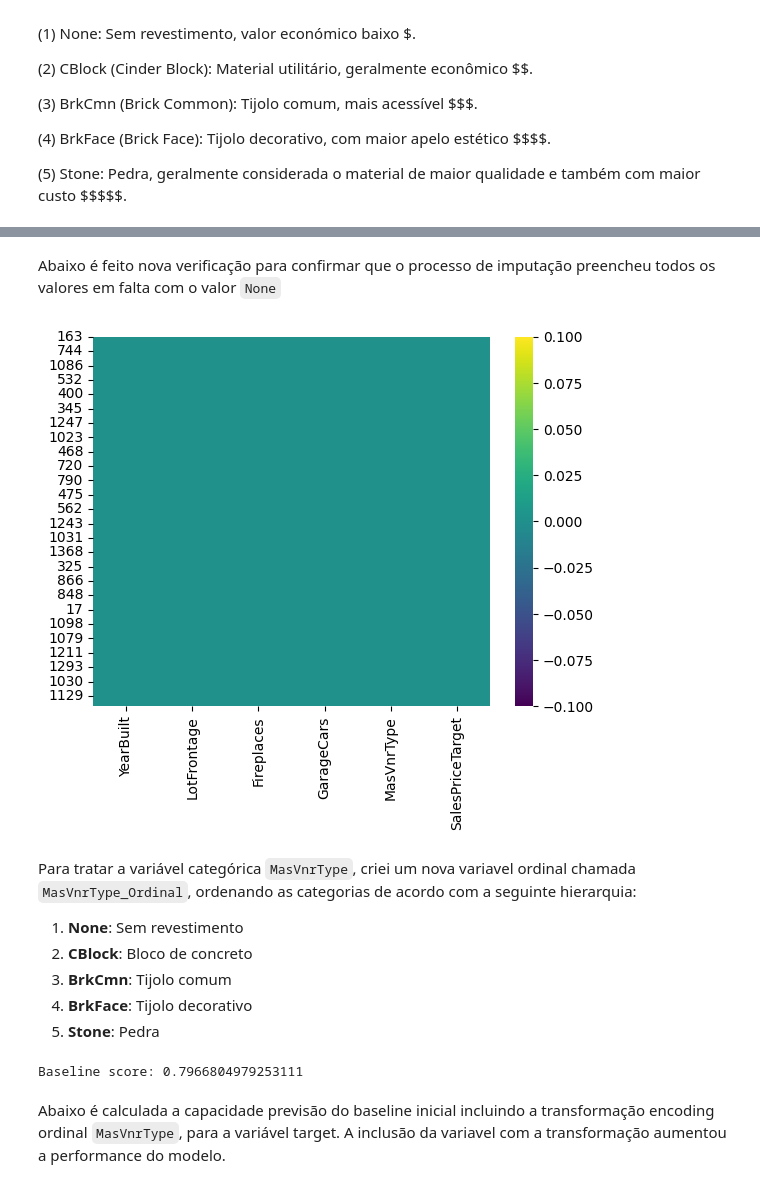
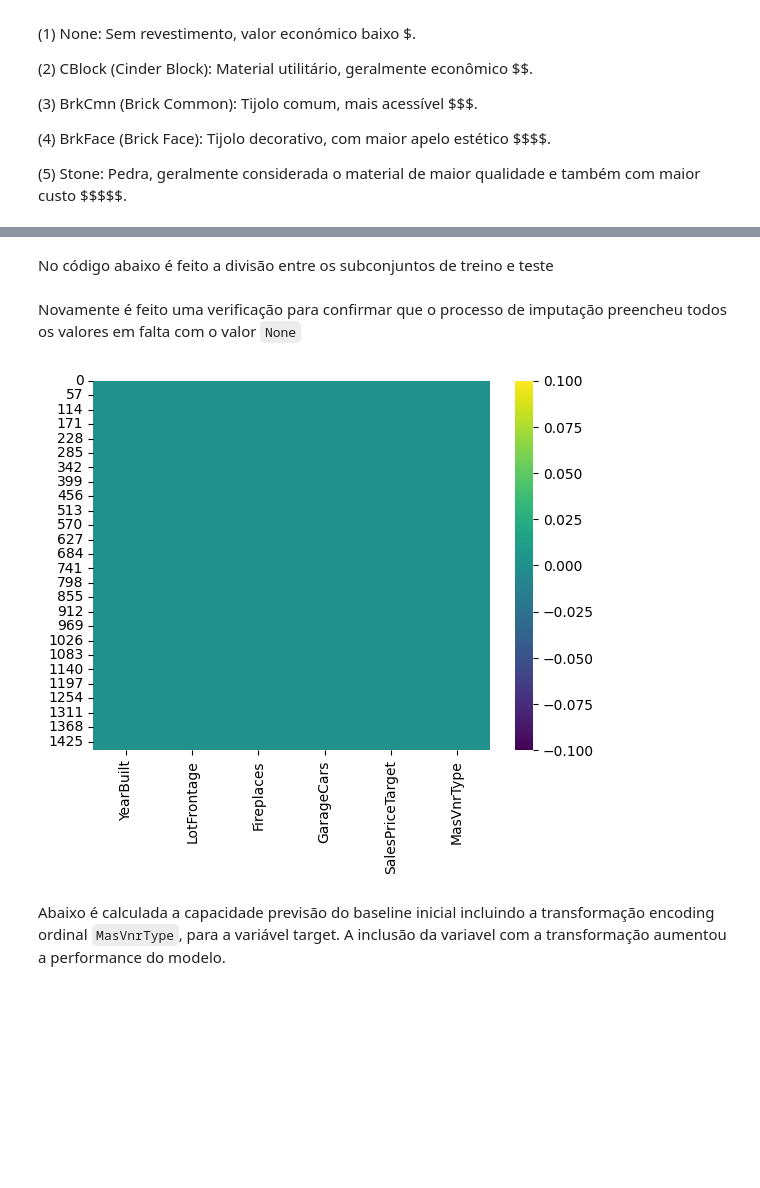
Before and after one commit to pereiranuno/preprocessingdatapt1, a Jupyter notebook: MPPD_project.ipynb, the cells around one changed output, grey strips where cells are left out. Cells and saved outputs as stored; diff of their text form; code cells hidden in the pictures; blank space fills up the shorter version.

Commit message:
part2 prog score transf3-1

```diff
--- a/MPPD_project.ipynb
+++ b/MPPD_project.ipynb
@@ -691,4 +691,5 @@ Possível Ordem Implícita:
 # %%
 # Baseline score Transformação 1
 baseline_df['MasVnrType'] = df_subsetpt2['MasVnrType']
-train_df_1, test_df_1 = split_dataset(baseline_df, 'SalesPriceTarget')
+none_imputer = SimpleImputer(strategy='constant', fill_value='None')
+baseline_df[['MasVnrType']] = none_imputer.fit_transform(baseline_df[['MasVnrType']])
@@ -699,0 +704,8 @@ test_df_1[['MasVnrType']] = none_imputer.transform(test_df_1[['MasVnrType']])
+# %%
+baseline_df['MasVnrType'] = pd.Categorical(
+    baseline_df['MasVnrType'],
+    categories=["None", "CBlock", "BrkCmn", "BrkFace", "Stone"],
+    ordered=True
+).codes
+# %% [markdown]
+ No código abaixo é feito a  divisão entre os subconjuntos de treino e teste
@@ -700,38 +714,12 @@ test_df_1[['MasVnrType']] = none_imputer.transform(test_df_1[['MasVnrType']])
 # %% [markdown]
-Abaixo é feito nova verificação para confirmar que  o processo de imputação preencheu todos os valores em falta com o valor `None`
+Novamente é feito uma verificação para confirmar que  o processo de imputação preencheu todos os valores em falta com o valor `None`
 # %%
 # Apresentar variaveis com ausência de valores visualmente
-sns.heatmap(train_df_1.isna(), cmap='viridis')
+sns.heatmap(baseline_df.isna(), cmap='viridis')
 
-print(checkNullDataOnDataframe(train_df_1))
+print(checkNullDataOnDataframe(baseline_df))
 # %% [output]
-[figure, old version]
+[figure, new version]
-# %% [markdown]
-Para tratar a variável categórica `MasVnrType`, criei um nova variavel ordinal chamada `MasVnrType_Ordinal`, ordenando as categorias de acordo com a seguinte hierarquia:
-
-1. **None**: Sem revestimento
-2. **CBlock**: Bloco de concreto
-3. **BrkCmn**: Tijolo comum
-4. **BrkFace**: Tijolo decorativo
-5. **Stone**: Pedra
-# %%
-# Criar variável ordinal
-train_df_1['MasVnrType'] = pd.Categorical(
-    train_df_1['MasVnrType'],
-    categories=["None", "CBlock", "BrkCmn", "BrkFace", "Stone"],
-    ordered=True
-).codes
-
-test_df_1['MasVnrType'] = pd.Categorical(
-    test_df_1['MasVnrType'],
-    categories=["None", "CBlock", "BrkCmn", "BrkFace", "Stone"],
-    ordered=True
-).codes
-
-baseline_score = score_approach(train_df_1, test_df_1, 'SalesPriceTarget')
-print(f"Baseline score: {baseline_score}")
-# %% [output]
-Baseline score: 0.7966804979253111
 # %% [markdown]
 Abaixo é calculada a capacidade previsão do baseline inicial incluindo a transformação encoding ordinal `MasVnrType`,  para a variável target. A inclusão da variavel com a transformação aumentou a performance do modelo.
 # %%
```
Also changed, not shown: parts of 12 cells of this notebook.
